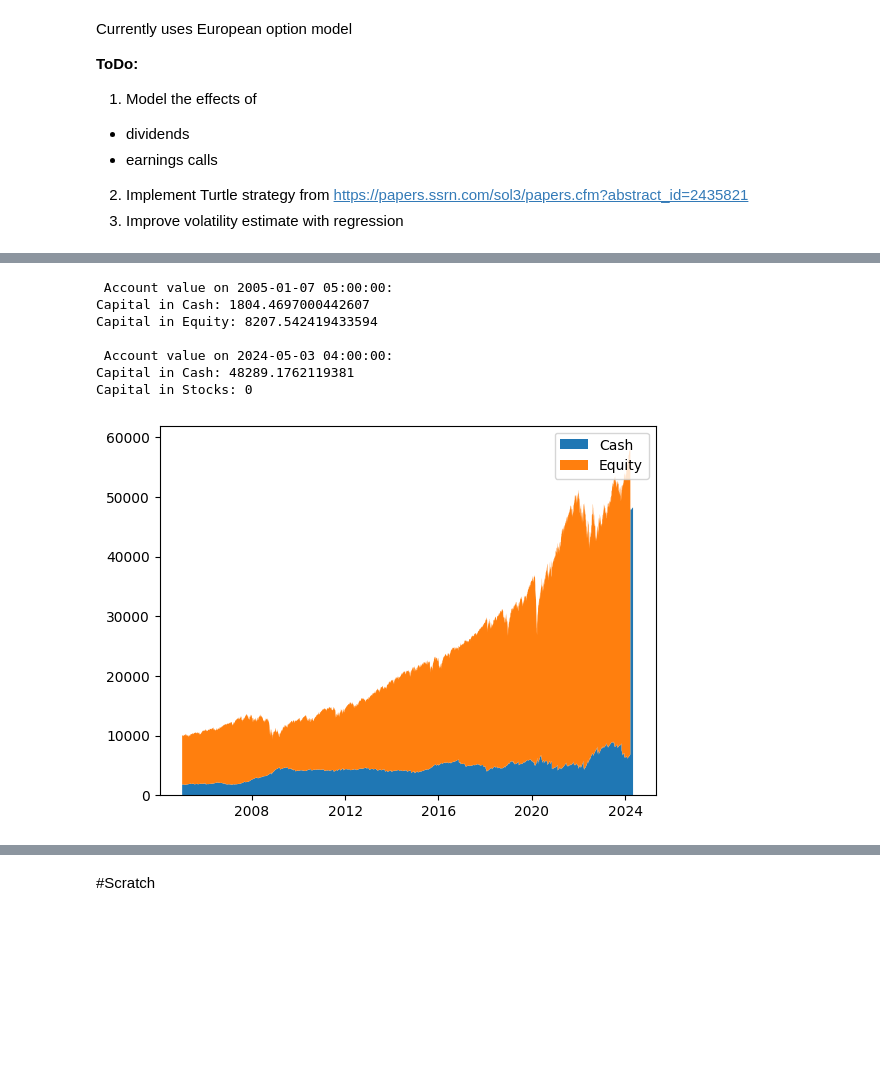
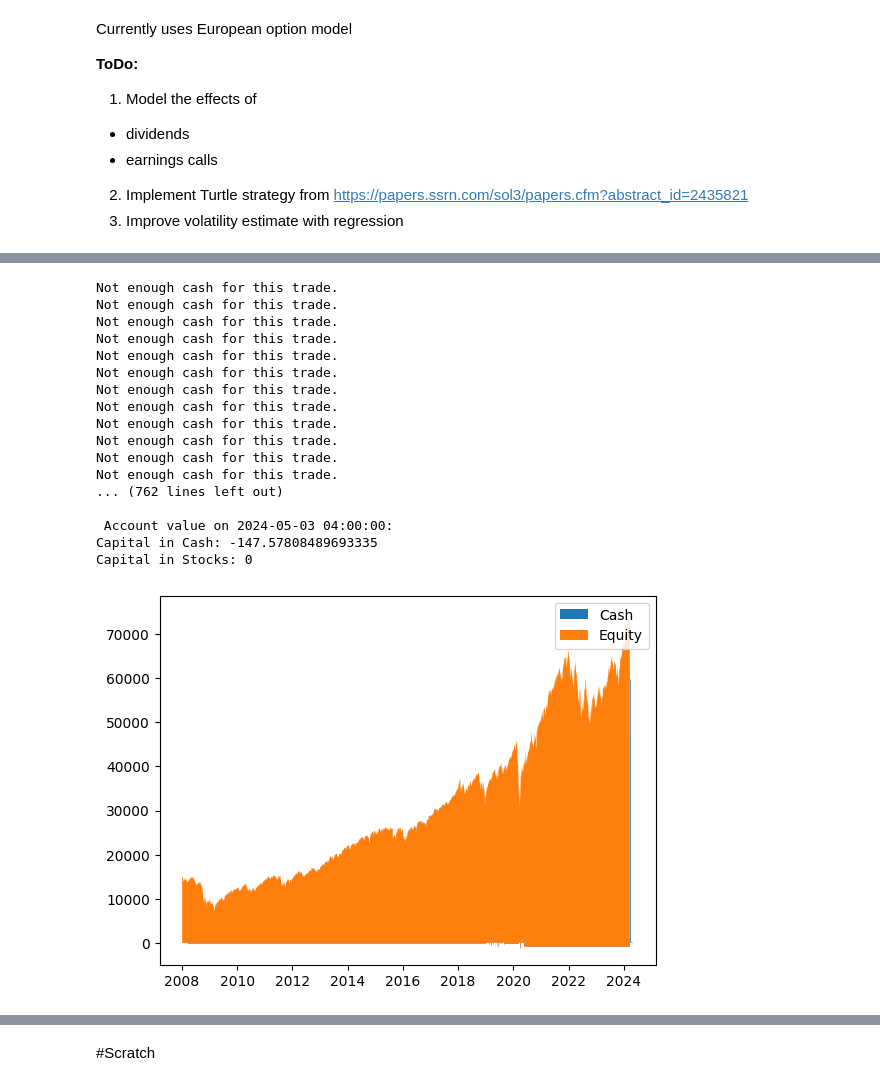
Before and after one commit to jaindeepali/backtest, a Jupyter notebook: Backtest.ipynb, the cells around one changed output, grey strips where cells are left out. Drawn from its saved outputs; the diff is of its cells as text; code cells hidden in the pictures; blank space fills up the shorter version.

```diff
--- a/Backtest.ipynb
+++ b/Backtest.ipynb
@@ -410,36 +477,46 @@ class SellingCalls(Strategy):
   def __init__(self, call_strike_percentage=0.1, size=100, **kwargs):
     self._call_strike_percentage = call_strike_percentage
     self._size = size
     super().__init__(**kwargs)
 
   def _create_new_positions(self):
     if self._step == self._start:
-      self._buy_stock(size=self._size)
+      self._buy_stock(size=self._size + 45)
 
     if dt.datetime.weekday(hist.index[self._step]) == 4:
       price = self._hist['Close'][self._step]
       volatility = self._hist['Realized Volatility'][self._step]
       strike = price*(1 + volatility*self._call_strike_percentage)
       position = Position(eq_type = "CALL",
                           status = "SOLD",
                           start = self._step,
                           size = self._size,
                           expiration = 7,
                           collateral = 0,
                           start_price = -1,
                           strike = strike)
       self._trade_option(is_new_position=True, position=position)
 
 
 sc_strategy = SellingCalls()
 sc_strategy.run()
 sc_strategy.report(plot=True)
 # %% [output]
- Account value on 2005-01-07 05:00:00:
-Capital in Cash: 1804.4697000442607
-Capital in Equity: 8207.542419433594
+Not enough cash for this trade.
+Not enough cash for this trade.
+Not enough cash for this trade.
+Not enough cash for this trade.
+Not enough cash for this trade.
+Not enough cash for this trade.
+Not enough cash for this trade.
+Not enough cash for this trade.
+Not enough cash for this trade.
+Not enough cash for this trade.
+Not enough cash for this trade.
+Not enough cash for this trade.
+... (762 lines left out)
 
  Account value on 2024-05-03 04:00:00:
-Capital in Cash: 48289.1762119381
+Capital in Cash: -147.57808489693335
 Capital in Stocks: 0
-[figure, old version]
+[figure, new version]
```
Also changed, not shown: parts of 11 cells of this notebook.
